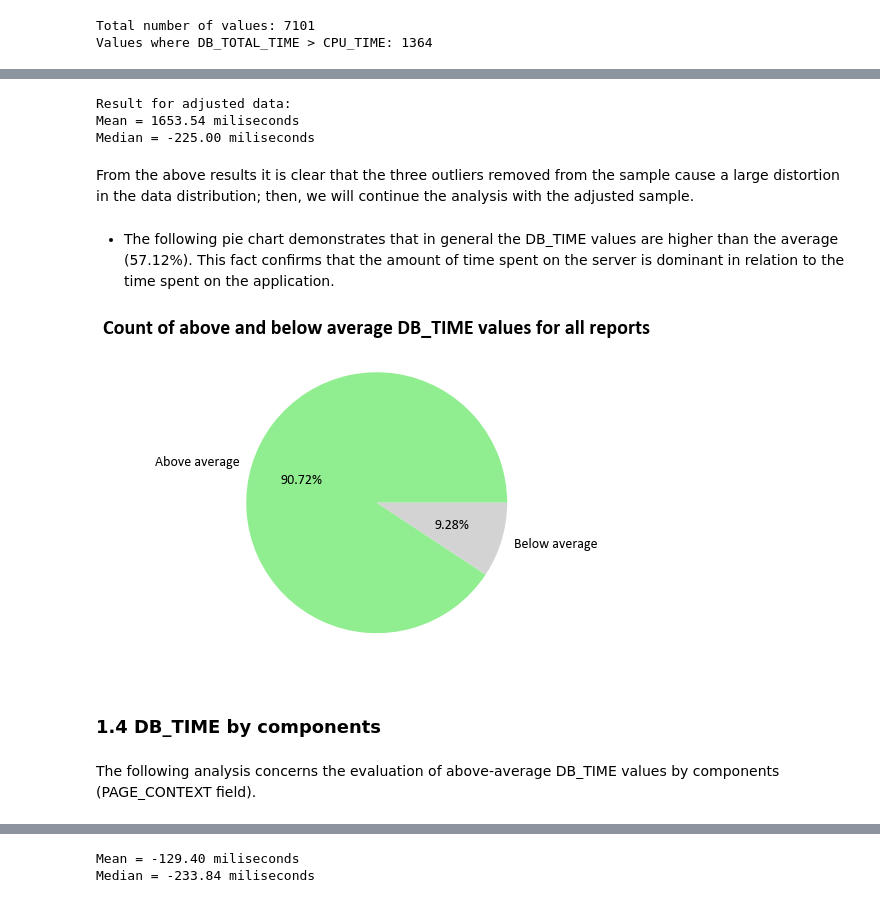
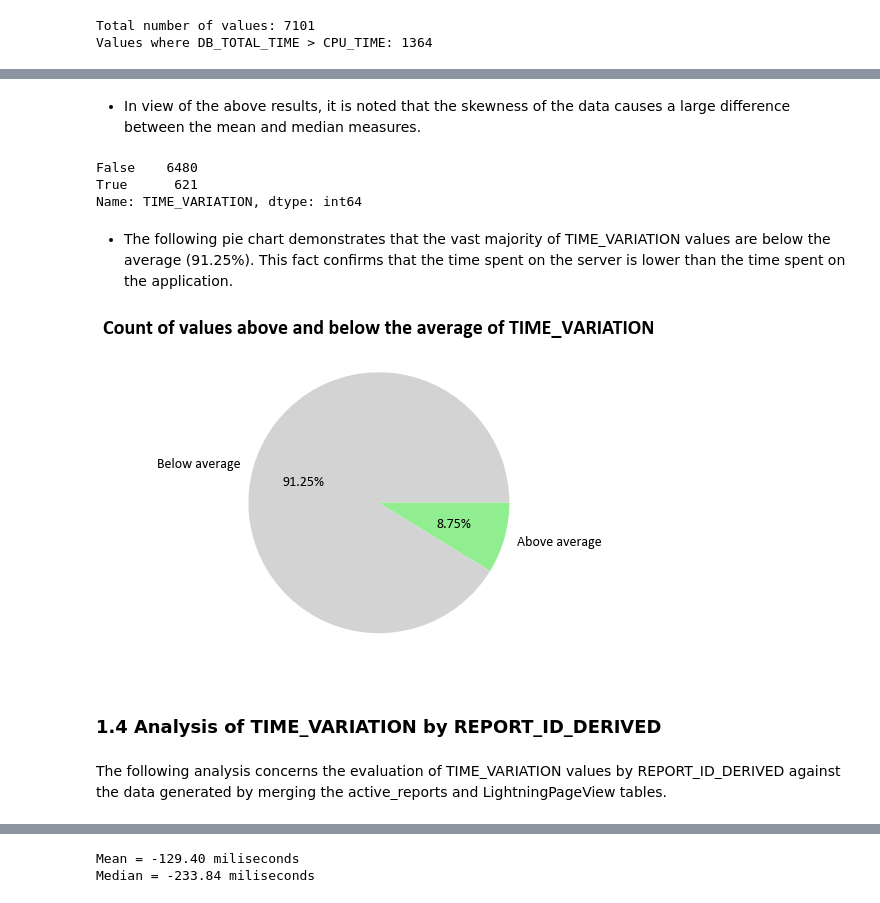
Before and after one commit to dell-splab/lightning-analysis, a Jupyter notebook: 3.2.2 Deep analysis of DB_TOTAL_TIME and CPU_TIME.ipynb, the cells around one changed output, grey strips where cells are left out. Drawn from its saved outputs; the diff is of its cells as text; code cells hidden in the pictures.

```diff
--- a/3.2.2 Deep analysis of DB_TOTAL_TIME and CPU_TIME.ipynb
+++ b/3.2.2 Deep analysis of DB_TOTAL_TIME and CPU_TIME.ipynb
@@ -56,6 +56,5 @@ To start exploring the data, the skewness and spread of the fields under analysi
 # %%
-reports['DB_TIME'] = reports.apply(lambda row: (row['DB_TOTAL_TIME'] - row['CPU_TIME']), axis=1)
-reports = reports.sort_values(by=['DB_TIME'], ascending=False)
+reports['TIME_VARIATION'] = reports.apply(lambda row: (row['DB_TOTAL_TIME'] - row['CPU_TIME']), axis=1)
 # %%
 plt.grid(True, axis='y')
 
@@ -129,8 +117,7 @@ The following analysis concerns the evaluation of above-average DB_TIME values f
 # %%
-dbt_mean1 = reports['DB_TIME'].mean()
-dbt_median1 = reports['DB_TIME'].median()
+dbt_mean = reports['TIME_VARIATION'].mean()
+dbt_median = reports['TIME_VARIATION'].median()
 
-print("Result for original data: ")
-print(f"Mean = {dbt_mean1:.2f} miliseconds")
-print(f"Median = {dbt_median1:.2f} miliseconds")
+print(f"Mean = {dbt_mean:.2f} miliseconds")
+print(f"Median = {dbt_median:.2f} miliseconds")
 # %% [output]
@@ -138,35 +124,29 @@ Result for original data:
 Mean = 1917.69 miliseconds
 Median = -224.98 miliseconds
-# %%
-dbt_mean2 = reports_aux['DB_TIME'].mean()
-dbt_median2 = reports_aux['DB_TIME'].median()
-
-print("Result for adjusted data: ")
-print(f"Mean = {dbt_mean2:.2f} miliseconds")
-print(f"Median = {dbt_median2:.2f} miliseconds")
-# %% [output]
-Result for adjusted data:
-Mean = 1653.54 miliseconds
-Median = -225.00 miliseconds
 # %% [markdown]
-From the above results it is clear that the three outliers removed from the sample cause a large distortion in the data distribution; then, we will continue the analysis with the adjusted sample.
+- In view of the above results, it is noted that the skewness of the data causes a large difference between the mean and median measures.
 # %%
-above_mean = reports_aux['DB_TIME'].apply(lambda value: value > dbt_mean2)
+above_mean = reports['TIME_VARIATION'].apply(lambda value: value > dbt_mean)
+above_mean.value_counts()
+# %% [output]
+False    6480
+True      621
+Name: TIME_VARIATION, dtype: int64
 # %% [markdown]
-- The following pie chart demonstrates that in general the DB_TIME values are higher than the average (57.12%). This fact confirms that the amount of time spent on the server is dominant in relation to the time spent on the application.
+- The following pie chart demonstrates that the vast majority of TIME_VARIATION values are below the average (91.25%). This fact confirms that the time spent on the server is lower than the time spent on the application.
 # %%
 plt.figure(figsize=(6,6))
-plt.pie(above_mean.value_counts(), autopct='%1.2f%%', radius=1.0, labels = ['Above average', 'Below average'],
-        textprops = {'size': 14, 'font': 'Calibri'}, colors=['lightgreen' ,'lightgrey'])
+plt.pie(above_mean.value_counts(), autopct='%1.2f%%', radius=1.0, labels = ['Below average','Above average'],
+        textprops = {'size': 14, 'font': 'Calibri'}, colors=['lightgrey' ,'lightgreen'])
 
-plt.title('Count of above and below average DB_TIME values for all reports', fontsize=20, fontweight="bold", fontname="Calibri");
+plt.title('Count of values above and below the average of TIME_VARIATION', fontsize=20, fontweight="bold", fontname="Calibri");
 plt.show()
 # %% [output]
-[figure, old version]
+[figure, new version]
 # %% [markdown]
-### 1.4 DB_TIME by components
+### 1.4 Analysis of TIME_VARIATION by REPORT_ID_DERIVED
 # %% [markdown]
-The following analysis concerns the evaluation of above-average DB_TIME values by components (PAGE_CONTEXT field).
+The following analysis concerns the evaluation of TIME_VARIATION values by REPORT_ID_DERIVED against the data generated by merging the active_reports and LightningPageView tables.
 # %%
 page_view = page_view.drop(columns=['EVENT_TYPE',
  'REQUEST_ID',
```
Also changed, not shown: parts of 53 cells of this notebook.
